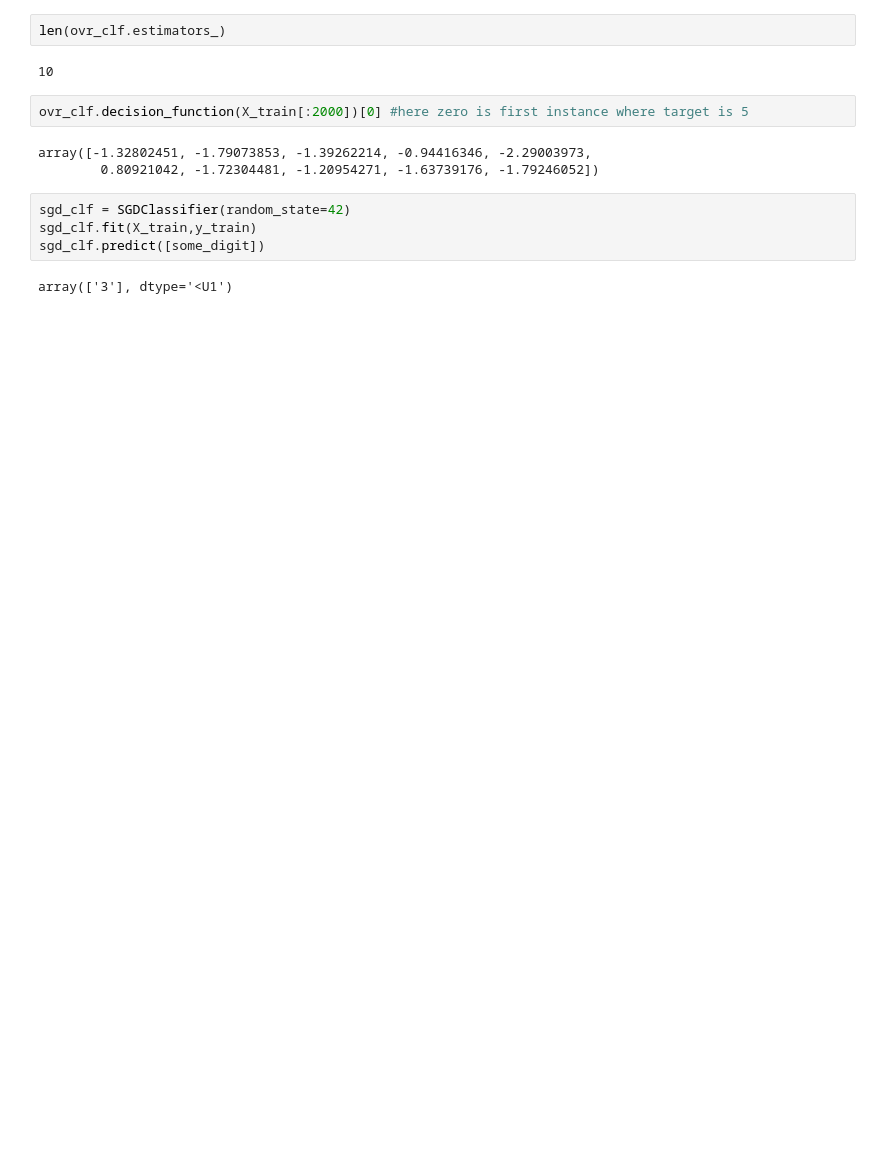
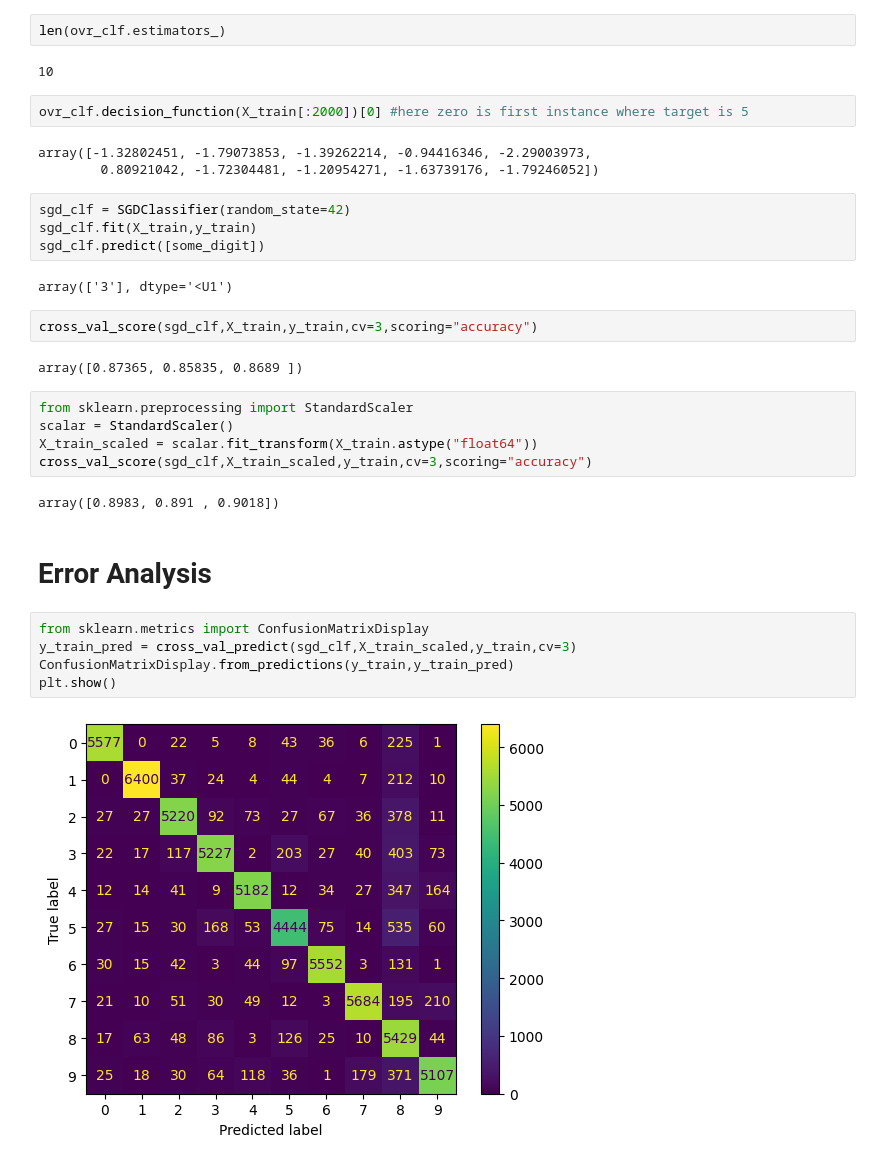
Before and after one commit to VechamGautham/Hands-on-Machine-Learning, a Jupyter notebook: chapter-3/classification.ipynb, the cells around one changed output. Drawn from its saved outputs; the diff is of its cells as text; blank space fills up the shorter version.

```diff
--- a/chapter-3/classification.ipynb
+++ b/chapter-3/classification.ipynb
@@ -571,3 +631,23 @@ sgd_clf.fit(X_train,y_train)
 sgd_clf.predict([some_digit])
 # %% [output]
 array(['3'], dtype='<U1')
+# %%
+cross_val_score(sgd_clf,X_train,y_train,cv=3,scoring="accuracy")
+# %% [output]
+array([0.87365, 0.85835, 0.8689 ])
+# %%
+from sklearn.preprocessing import StandardScaler
+scalar = StandardScaler()
+X_train_scaled = scalar.fit_transform(X_train.astype("float64"))
+cross_val_score(sgd_clf,X_train_scaled,y_train,cv=3,scoring="accuracy")
+# %% [output]
+array([0.8983, 0.891 , 0.9018])
+# %% [markdown]
+# Error Analysis
+# %%
+from sklearn.metrics import ConfusionMatrixDisplay
+y_train_pred = cross_val_predict(sgd_clf,X_train_scaled,y_train,cv=3)
+ConfusionMatrixDisplay.from_predictions(y_train,y_train_pred)
+plt.show()
+# %% [output]
+[figure, added]
```
Also changed, not shown: parts of 29 cells of this notebook.
